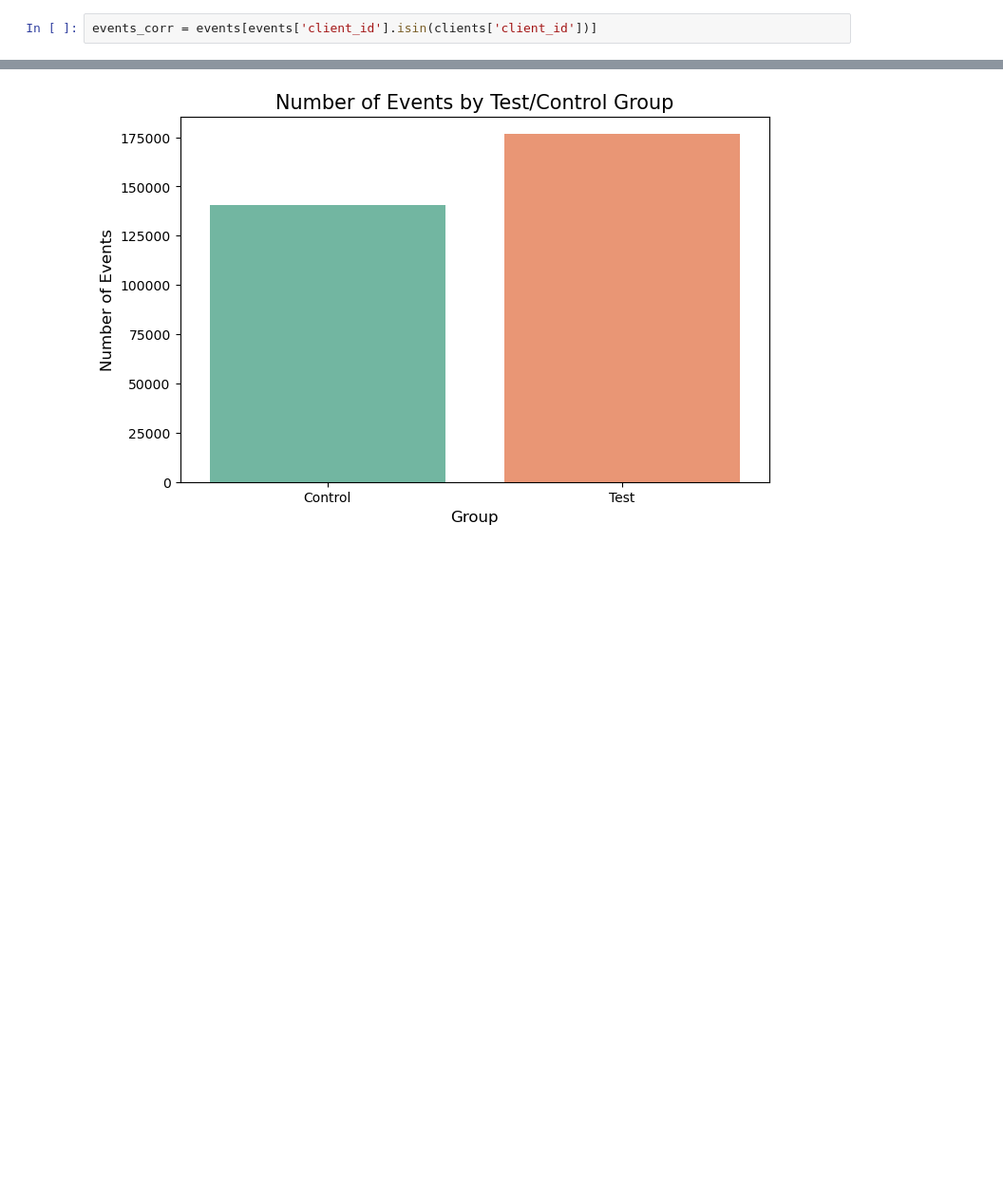
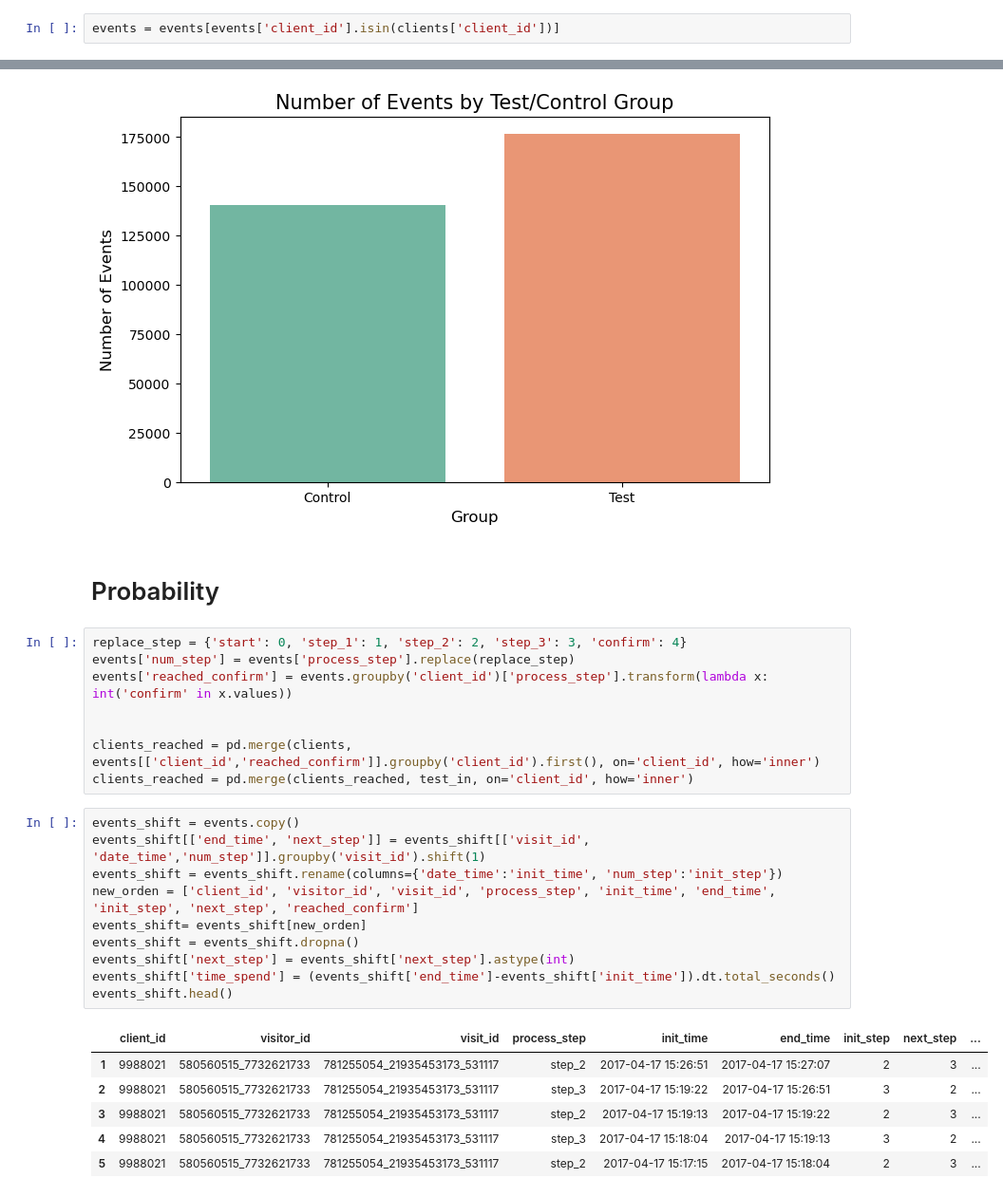
Before and after one commit to almudenamcastro/ironhack-w5-EDA, a Jupyter notebook: notebooks/main.ipynb, the cells around one changed output, grey strips where cells are left out. Shown at 95% size. Drawn from its saved outputs; the diff is of its cells as text; blank space fills up the shorter version.

```diff
--- a/notebooks/main.ipynb
+++ b/notebooks/main.ipynb
@@ -355,7 +300,7 @@ clients = clients[clients['client_id'].isin(test_in['client_id'])]
 # %%
 test_in = test_in[test_in['client_id'].isin(clients['client_id'])]
 # %%
-events_corr = events[events['client_id'].isin(clients['client_id'])]
+events = events[events['client_id'].isin(clients['client_id'])]
 # %% [markdown]
 # Analysis about clients
 # %%
@@ -607,3 +552,30 @@ Passing `palette` without assigning `hue` is deprecated and will be removed in v
 
   sns.barplot(x='Variation', y='event_count', data=event_counts, palette='Set2')
 [figure]
+# %% [markdown]
+# Probability
+# %%
+replace_step = {'start': 0, 'step_1': 1, 'step_2': 2, 'step_3': 3, 'confirm': 4}
+events['num_step'] = events['process_step'].replace(replace_step)
+events['reached_confirm'] = events.groupby('client_id')['process_step'].transform(lambda x: int('confirm' in x.values))
+
+
+clients_reached = pd.merge(clients, events[['client_id','reached_confirm']].groupby('client_id').first(), on='client_id', how='inner')
+clients_reached = pd.merge(clients_reached, test_in, on='client_id', how='inner')
+# %%
+events_shift = events.copy()
+events_shift[['end_time', 'next_step']] = events_shift[['visit_id', 'date_time','num_step']].groupby('visit_id').shift(1)
+events_shift = events_shift.rename(columns={'date_time':'init_time', 'num_step':'init_step'})
+new_orden = ['client_id', 'visitor_id', 'visit_id', 'process_step', 'init_time', 'end_time', 'init_step', 'next_step', 'reached_confirm']
+events_shift= events_shift[new_orden]
+events_shift = events_shift.dropna()
+events_shift['next_step'] = events_shift['next_step'].astype(int)
+events_shift['time_spend'] = (events_shift['end_time']-events_shift['init_time']).dt.total_seconds()
+events_shift.head()
+# %% [output]
+|  | client_id | visitor_id | visit_id | process_step | init_time | end_time | init_step | next_step | ... |
+| 1 | 9988021 | 580560515_7732621733 | 781255054_21935453173_531117 | step_2 | 2017-04-17 15:26:51 | 2017-04-17 15:27:07 | 2 | 3 | ... |
+| 2 | 9988021 | 580560515_7732621733 | 781255054_21935453173_531117 | step_3 | 2017-04-17 15:19:22 | 2017-04-17 15:26:51 | 3 | 2 | ... |
+| 3 | 9988021 | 580560515_7732621733 | 781255054_21935453173_531117 | step_2 | 2017-04-17 15:19:13 | 2017-04-17 15:19:22 | 2 | 3 | ... |
+| 4 | 9988021 | 580560515_7732621733 | 781255054_21935453173_531117 | step_3 | 2017-04-17 15:18:04 | 2017-04-17 15:19:13 | 3 | 2 | ... |
+| 5 | 9988021 | 580560515_7732621733 | 781255054_21935453173_531117 | step_2 | 2017-04-17 15:17:15 | 2017-04-17 15:18:04 | 2 | 3 | ... |
```
Also changed, not shown: parts of 17 cells of this notebook.
